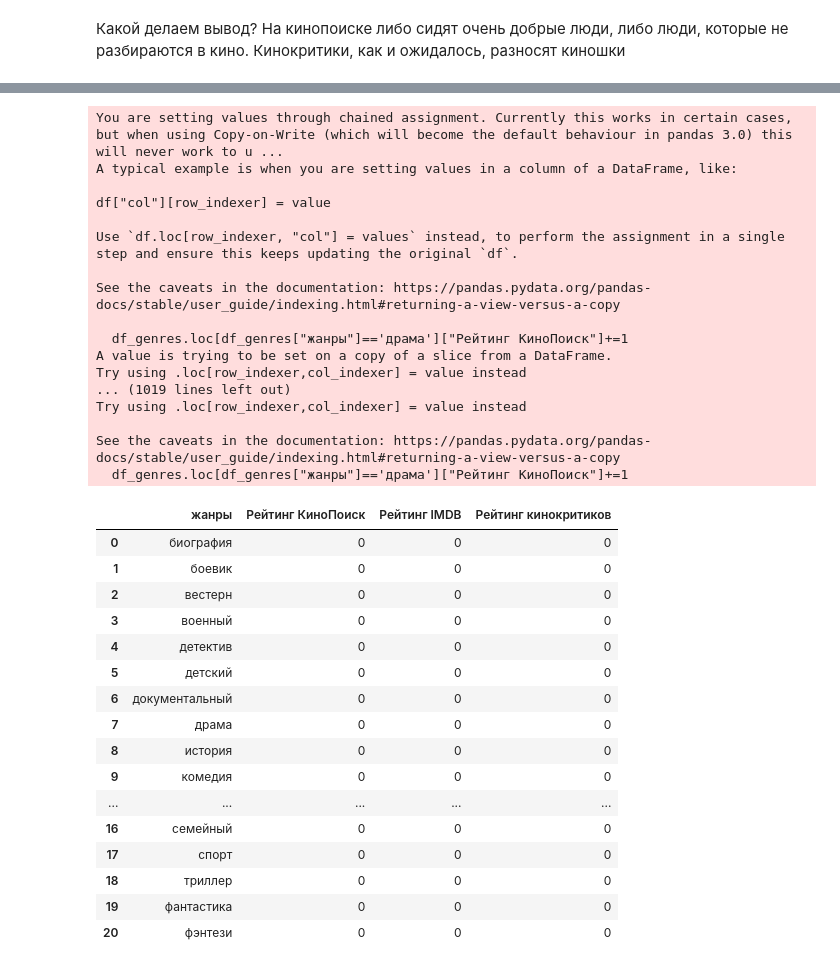
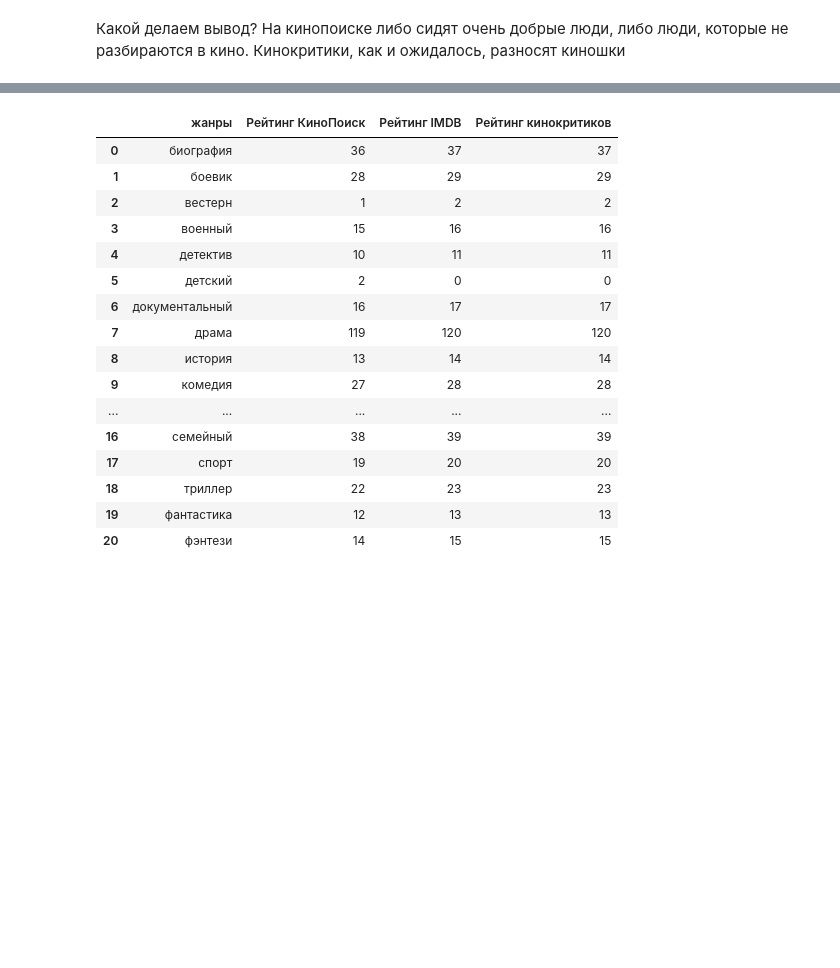
Before and after one commit to alburina/Andan-project-, a Jupyter notebook: graphics.ipynb, the cells around one changed output, grey strips where cells are left out. Saved outputs shown, nothing was run; the diff lists cells and outputs as text; code cells hidden in the pictures; blank space fills up the shorter version.

```diff
--- a/graphics.ipynb
+++ b/graphics.ipynb
@@ -216,41 +172,34 @@ df_genres
-# %%
-df_kino=df_2004_2024.loc[df["Рейтинг КиноПоиск"].apply(lambda x: x>=8)]
-for i in df_kino["Жанры"]:
-    if 'драма' in i:
-        df_genres.loc[df_genres["жанры"]=='драма']["Рейтинг КиноПоиск"]+=1
-df_genres
-# %% [output]
-You are setting values through chained assignment. Currently this works in certain cases, but when using Copy-on-Write (which will become the default behaviour in pandas 3.0) this will never work to u ...
-A typical example is when you are setting values in a column of a DataFrame, like:
-
-df["col"][row_indexer] = value
-
-Use `df.loc[row_indexer, "col"] = values` instead, to perform the assignment in a single step and ensure this keeps updating the original `df`.
-
-See the caveats in the documentation: https://pandas.pydata.org/pandas-docs/stable/user_guide/indexing.html#returning-a-view-versus-a-copy
-
-  df_genres.loc[df_genres["жанры"]=='драма']["Рейтинг КиноПоиск"]+=1
-A value is trying to be set on a copy of a slice from a DataFrame.
-Try using .loc[row_indexer,col_indexer] = value instead
-... (1019 lines left out)
-Try using .loc[row_indexer,col_indexer] = value instead
-
-See the caveats in the documentation: https://pandas.pydata.org/pandas-docs/stable/user_guide/indexing.html#returning-a-view-versus-a-copy
-  df_genres.loc[df_genres["жанры"]=='драма']["Рейтинг КиноПоиск"]+=1
-|  | жанры | Рейтинг КиноПоиск | Рейтинг IMDB | Рейтинг кинокритиков |
-| 0 | биография | 0 | 0 | 0 |
-| 1 | боевик | 0 | 0 | 0 |
-| 2 | вестерн | 0 | 0 | 0 |
-| 3 | военный | 0 | 0 | 0 |
-| 4 | детектив | 0 | 0 | 0 |
-| 5 | детский | 0 | 0 | 0 |
-| 6 | документальный | 0 | 0 | 0 |
-| 7 | драма | 0 | 0 | 0 |
-| 8 | история | 0 | 0 | 0 |
-| 9 | комедия | 0 | 0 | 0 |
-| ... | ... | ... | ... | ... |
-| 16 | семейный | 0 | 0 | 0 |
-| 17 | спорт | 0 | 0 | 0 |
-| 18 | триллер | 0 | 0 | 0 |
-| 19 | фантастика | 0 | 0 | 0 |
-| 20 | фэнтези | 0 | 0 | 0 |
+# %%
+df_kino=df_2004_2024.loc[df["Рейтинг КиноПоиск"].apply(lambda x: x>=8)]
+df_kritics=df_2004_2024.loc[df["Рейтинг кинокритиков"].apply(lambda x: x>=8)]
+df_imdb=df_2004_2024.loc[df["Рейтинг IMDB"].apply(lambda x: x>=8)]
+for i in df_kino["Жанры"]:
+    for j in range(len(df_genres)):
+        if df_genres.loc[j]['жанры'] in i:
+            df_genres.at[j,'Рейтинг КиноПоиск']=df_genres.loc[j][1]+1
+for i in df_kritics["Жанры"]:
+    for j in range(len(df_genres)):
+        if df_genres.loc[j]['жанры'] in i:
+            df_genres.at[j,'Рейтинг кинокритиков']=df_genres.loc[j][1]+1
+for i in df_imdb["Жанры"]:
+    for j in range(len(df_genres)):
+        if df_genres.loc[j]['жанры'] in i:
+            df_genres.at[j,'Рейтинг IMDB']=df_genres.loc[j][1]+1
+# %% [output]
+|  | жанры | Рейтинг КиноПоиск | Рейтинг IMDB | Рейтинг кинокритиков |
+| 0 | биография | 36 | 37 | 37 |
+| 1 | боевик | 28 | 29 | 29 |
+| 2 | вестерн | 1 | 2 | 2 |
+| 3 | военный | 15 | 16 | 16 |
+| 4 | детектив | 10 | 11 | 11 |
+| 5 | детский | 2 | 0 | 0 |
+| 6 | документальный | 16 | 17 | 17 |
+| 7 | драма | 119 | 120 | 120 |
+| 8 | история | 13 | 14 | 14 |
+| 9 | комедия | 27 | 28 | 28 |
+| ... | ... | ... | ... | ... |
+| 16 | семейный | 38 | 39 | 39 |
+| 17 | спорт | 19 | 20 | 20 |
+| 18 | триллер | 22 | 23 | 23 |
+| 19 | фантастика | 12 | 13 | 13 |
+| 20 | фэнтези | 14 | 15 | 15 |
```
Also changed, not shown: parts of 6 cells of this notebook.
